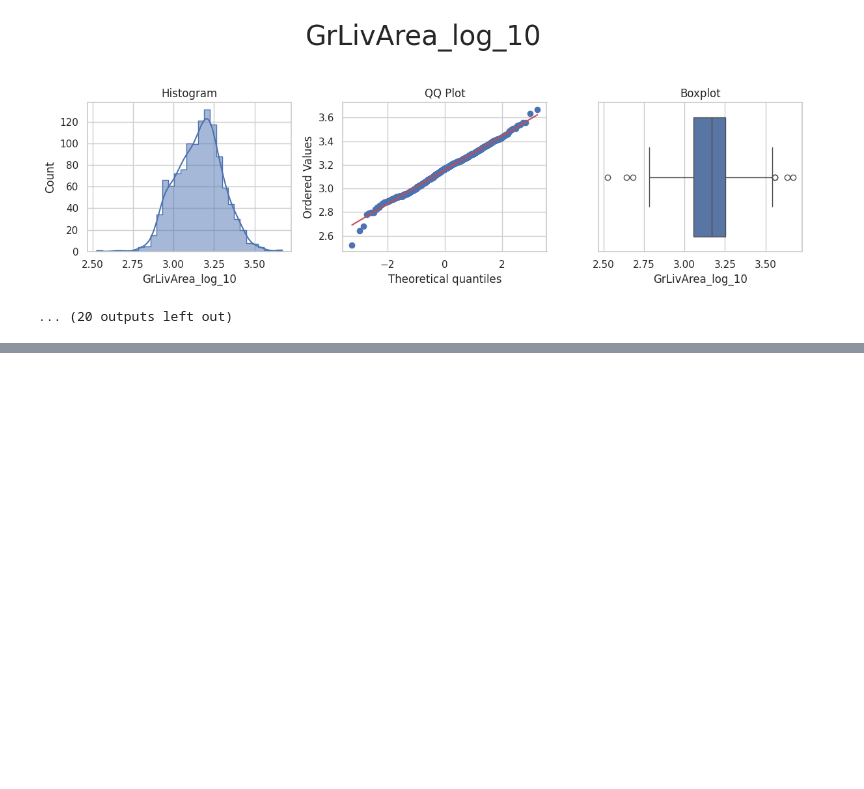
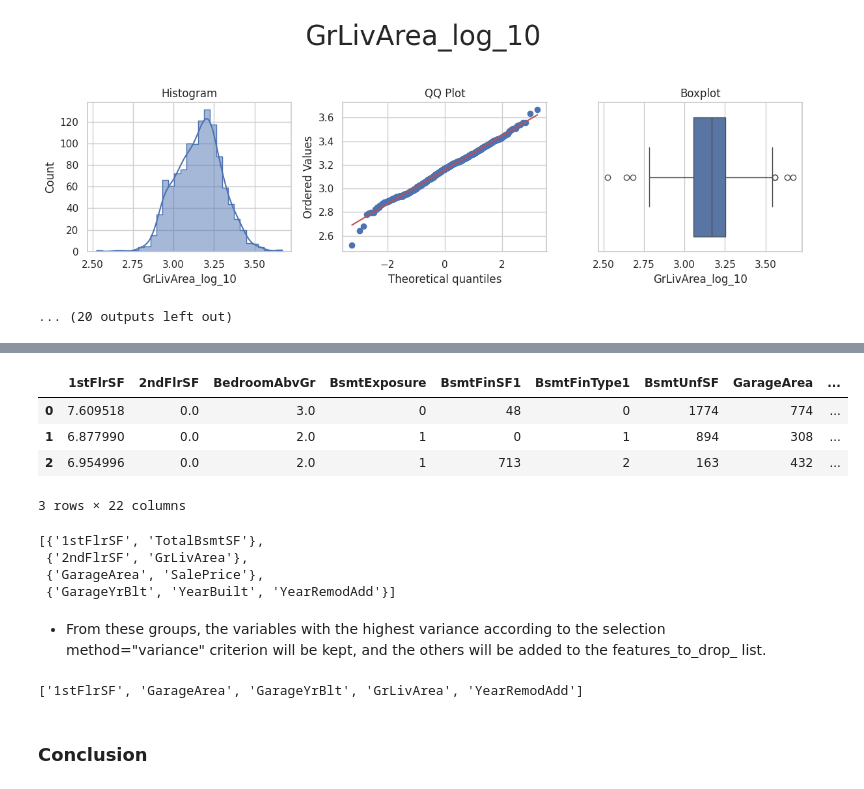
Before and after one commit to aksurcos/P5-Heritage-Housing, a Jupyter notebook: jupyter_notebooks/04_feature_engineering.ipynb, the cells around one changed output, grey strips where cells are left out. Drawn from its saved outputs; the diff is of its cells as text; code cells hidden in the pictures; blank space fills up the shorter version.

Commit message:
transformation and smart correlated selection method applied

```diff
--- a/jupyter_notebooks/04_feature_engineering.ipynb
+++ b/jupyter_notebooks/04_feature_engineering.ipynb
@@ -475,0 +483,4 @@ IndentationError: expected an indented block (2852421808.py, line 5)
+# %%
+yeo = vt.YeoJohnsonTransformer(variables=variables_engineering)
+TrainSet = yeo.fit_transform(TrainSet)
+TestSet = yeo.transform(TestSet)
@@ -475,0 +495,28 @@ IndentationError: expected an indented block (2852421808.py, line 5)
+# %%
+df_engineering = TrainSet.copy()
+df_engineering.head(3)
+# %% [output]
+|  | 1stFlrSF | 2ndFlrSF | BedroomAbvGr | BsmtExposure | BsmtFinSF1 | BsmtFinType1 | BsmtUnfSF | GarageArea | ... |
+| 0 | 7.609518 | 0.0 | 3.0 | 0 | 48 | 0 | 1774 | 774 | ... |
+| 1 | 6.877990 | 0.0 | 2.0 | 1 | 0 | 1 | 894 | 308 | ... |
+| 2 | 6.954996 | 0.0 | 2.0 | 1 | 713 | 2 | 163 | 432 | ... |
+3 rows × 22 columns
+# %%
+from feature_engine.selection import SmartCorrelatedSelection
+corr_sel = SmartCorrelatedSelection(variables=None, method="spearman", threshold=0.6, selection_method="variance")
+
+corr_sel.fit_transform(df_engineering)
+corr_sel.correlated_feature_sets_
+# %% [output]
+[{'1stFlrSF', 'TotalBsmtSF'},
+ {'2ndFlrSF', 'GrLivArea'},
+ {'GarageArea', 'SalePrice'},
+ {'GarageYrBlt', 'YearBuilt', 'YearRemodAdd'}]
+# %% [markdown]
+- From these groups, the variables with the highest variance according to the selection method="variance" criterion will be kept, and the others will be added to the features_to_drop_ list.
+# %%
+corr_sel.features_to_drop_
+# %% [output]
+['1stFlrSF', 'GarageArea', 'GarageYrBlt', 'GrLivArea', 'YearRemodAdd']
+# %% [markdown]
+### Conclusion
```
Also changed, not shown: parts of 18 cells of this notebook.
